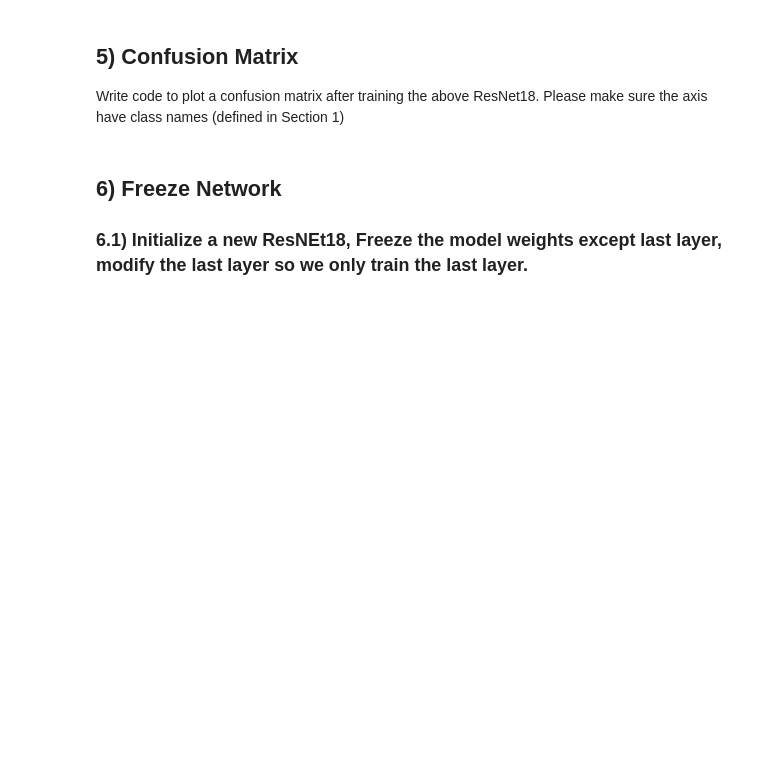
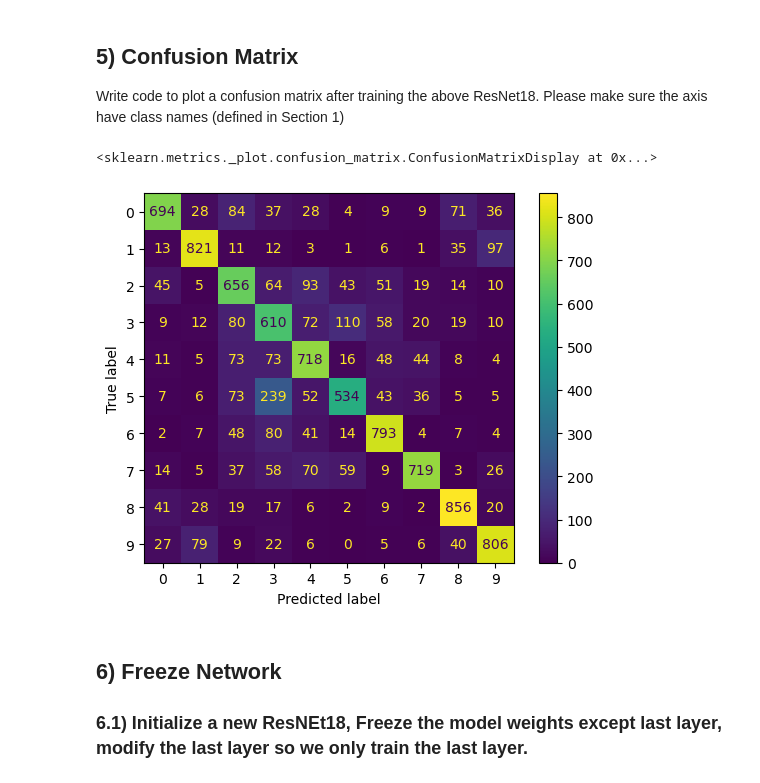
Before and after one commit to lpjones/Image-Classification, a Jupyter notebook: Phase_2.ipynb, the cells around one changed output. Saved outputs shown, nothing was run; the diff lists cells and outputs as text; code cells hidden in the pictures; blank space fills up the shorter version.

```diff
--- a/Phase_2.ipynb
+++ b/Phase_2.ipynb
@@ -88,7 +243,39 @@ num_epochs = 10
 
 Write code to plot a confusion matrix after training the above ResNet18. Please make sure the axis have class names (defined in Section 1)
 # %%
-# YOUR CODE HERE
+from sklearn.metrics import confusion_matrix, ConfusionMatrixDisplay
+
+def calculate_confusion_matrix(model, data_loader, num_classes):
+    all_predictions = []
+    all_targets = []
+
+    model.eval()  # Set the model to evaluation mode
+
+    with torch.no_grad():
+        for inputs, targets in data_loader:
+            inputs = inputs.to(device)
+            targets = targets.to(device)
+
+            outputs = model(inputs)
+            _, predicted = outputs.max(1)
+
+            all_predictions.extend(predicted.cpu().numpy())
+            all_targets.extend(targets.cpu().numpy())
+
+    return all_targets, all_predictions
+
+# Calculate the confusion matrix
+true_labels, predicted_labels = calculate_confusion_matrix(resnet18, test_loader, classes)
+
+# Compute the confusion matrix
+confusion_mat = confusion_matrix(true_labels, predicted_labels)
+
+
+disp = ConfusionMatrixDisplay(confusion_mat)
+disp.plot()
+# %% [output]
+<sklearn.metrics._plot.confusion_matrix.ConfusionMatrixDisplay at 0x...>
+[figure, added]
 # %% [markdown]
 ## 6) Freeze Network
 
```
Also changed, not shown: parts of 14 cells of this notebook, 1 other file.
